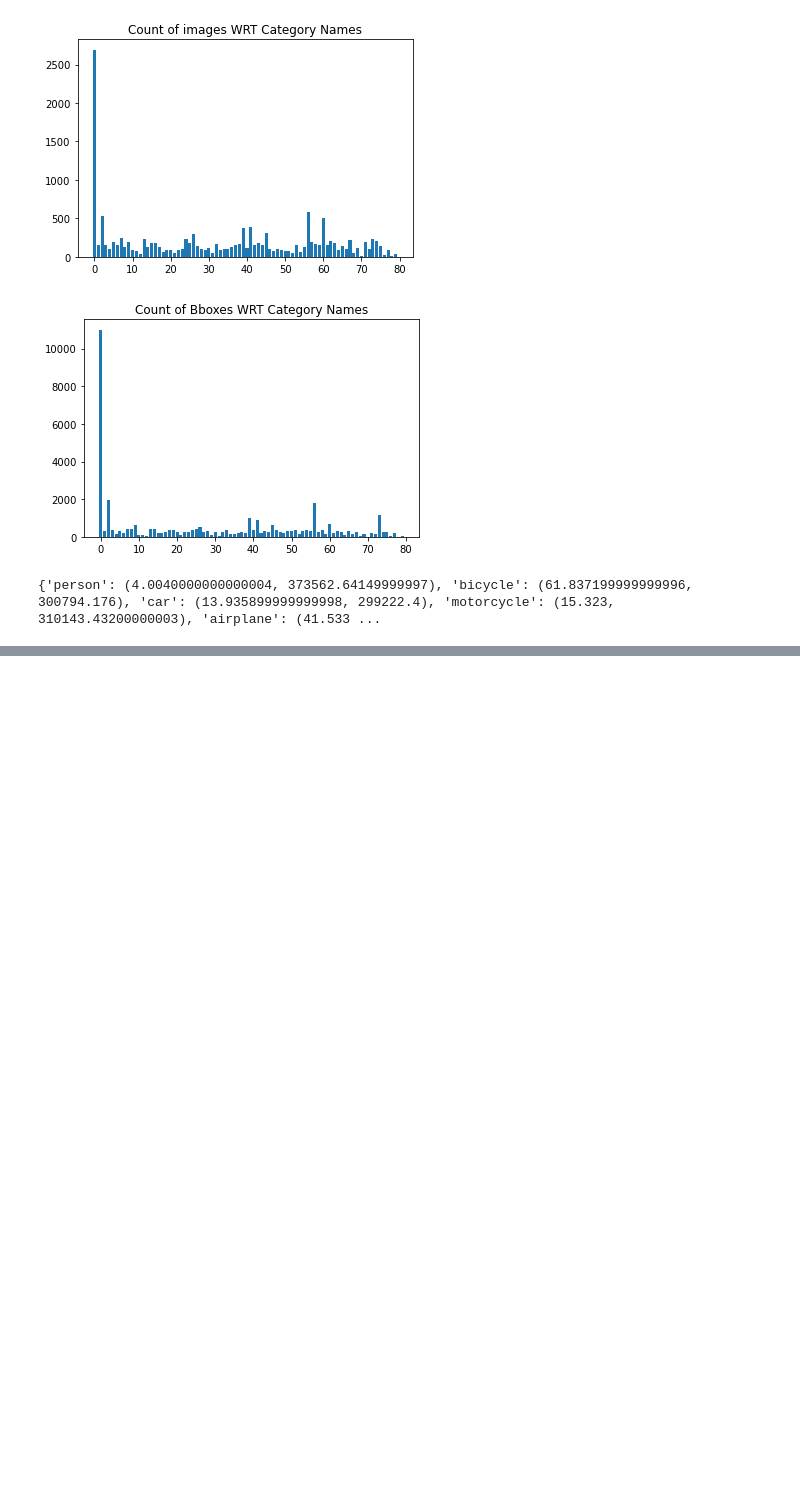
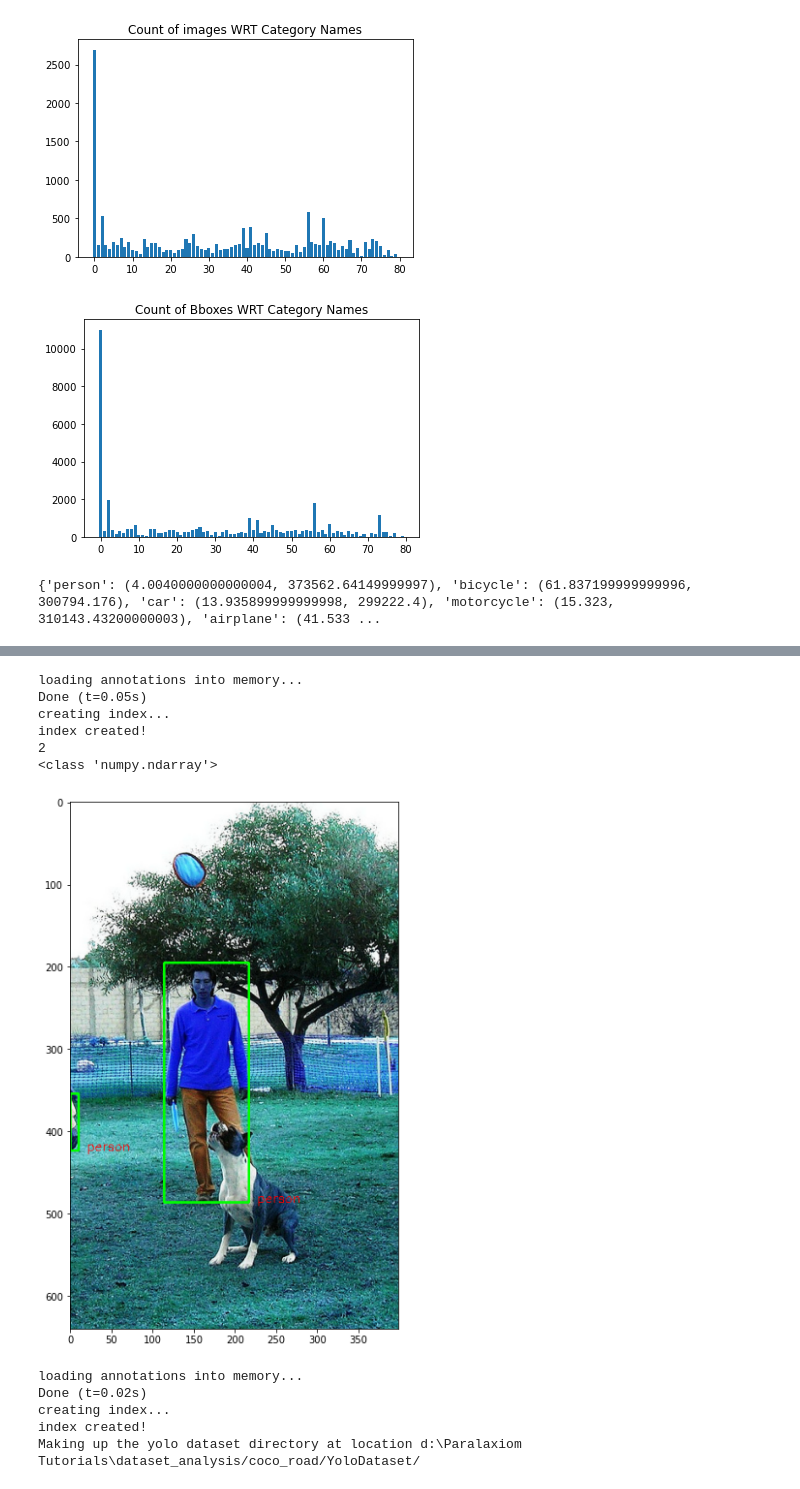
Before and after one commit to gaurav8341/dataset_analysis, a Jupyter notebook: DatasetAnalysis.ipynb, the cells around one changed output, grey strips where cells are left out. Drawn from its saved outputs; the diff is of its cells as text; code cells hidden in the pictures; blank space fills up the shorter version.

```diff
--- a/DatasetAnalysis.ipynb
+++ b/DatasetAnalysis.ipynb
@@ -119,0 +179,46 @@ print(dataset.getCatMinMaxArea())
+# %%
+import random
+import cv2
+import matplotlib.pyplot  as plt
+import pycocotools.coco as coco
+
+def plotImagesCoco(path , jsonFile = 'train.json'):
+    '''
+        path : path to the image directory
+        jsonFile : json Path
+    '''
+    cocoDataset = coco.COCO( jsonFile)
+    imgs = random.sample(cocoDataset.dataset['images'], 1)
+    imgidDict = {img['id'] : img for img in imgs}
+    imgtoannDict = {id: cocoDataset.loadAnns(cocoDataset.getAnnIds(imgIds = id)) for id in imgidDict.keys()}
+    # print(imgtoannDict)
+    for id in imgtoannDict.keys():
+        print(len(imgtoannDict[id]))
+        img = cv2.imread(os.path.join(path, imgidDict[id]['file_name']))
+        print(type(img))
+        for ann in imgtoannDict[id]:
+            bbox = ann['bbox']
+            category = cocoDataset.loadCats(cocoDataset.getCatIds(catIds = [ann['category_id']]))[0]['name']
+            cv2.rectangle(img, pt1 = (int(bbox[0]), int(bbox[1])) , pt2 = (int(bbox[0]+bbox[2]), int(bbox[1]+bbox[3])), color = (0,255,0), thickness = 2)
+            cv2.putText(img ,category, (int(bbox[0]+bbox[2]+10),int(bbox[1]+bbox[3])) ,0, 0.5, (255,0,0) )
+        plt.figure(figsize=(10,10))
+        plt.imshow( img)
+# %%
+plotImagesCoco(path = 'D:\\Paralaxiom Tutorials\\dataset_analysis\\coco_road\\images\\train', jsonFile = 'D:\\Paralaxiom Tutorials\\dataset_analysis\\coco_road\\train.json')
+# %% [output]
+loading annotations into memory...
+Done (t=0.05s)
+creating index...
+index created!
+2
+<class 'numpy.ndarray'>
+[figure, added]
+# %%
+import CocoToYoloConverter
+YoloDataset = CocoToYoloConverter.CocoToYoloConverter('D:\\Paralaxiom Tutorials\\dataset_analysis\\coco_road\\train.json', yoloPath="/coco_road/YoloDataset/")
+# %% [output]
+loading annotations into memory...
+Done (t=0.02s)
+creating index...
+index created!
+Making up the yolo dataset directory at location d:\Paralaxiom Tutorials\dataset_analysis/coco_road/YoloDataset/
```
Also changed, not shown: parts of 15 cells of this notebook, 6 other files.
